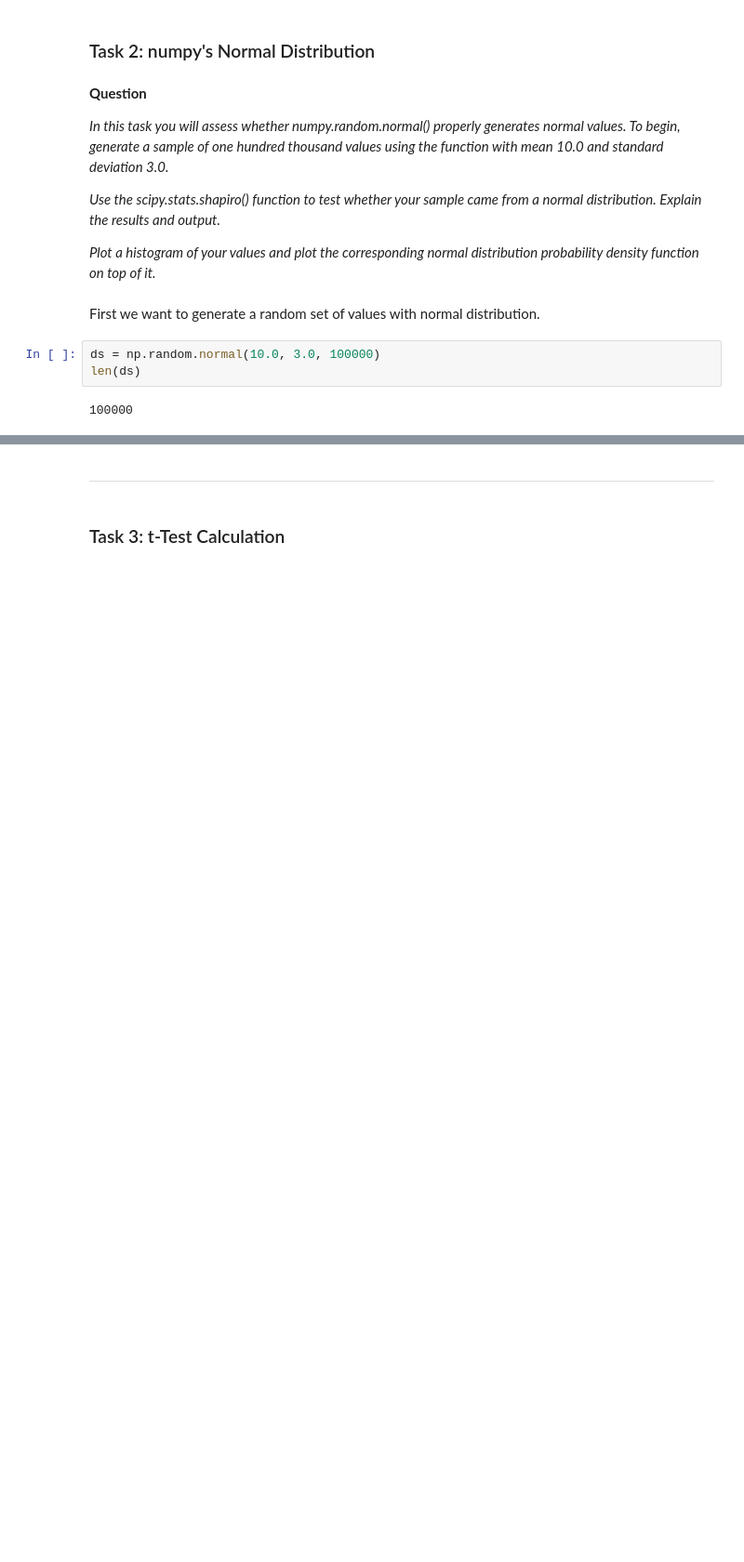
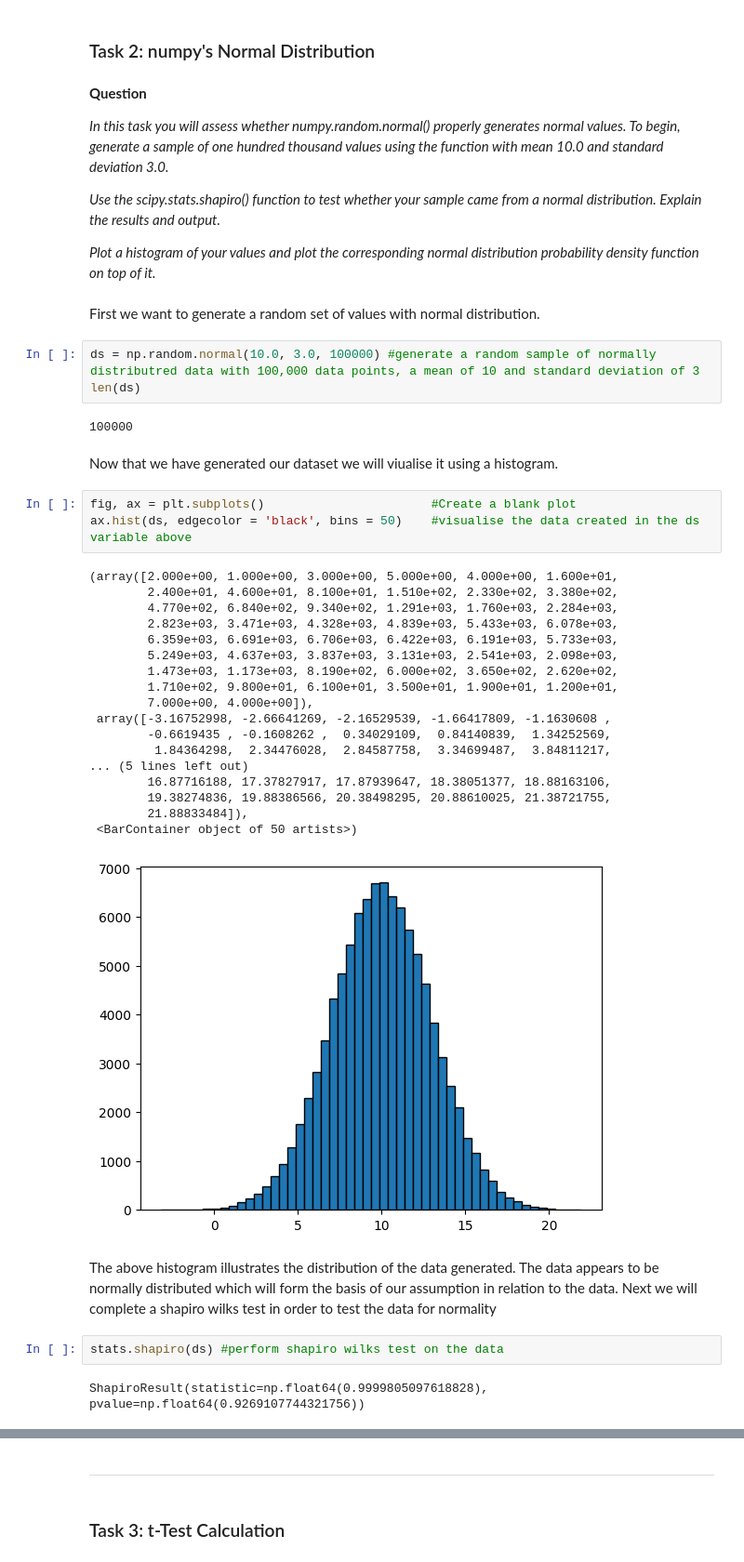
Before and after one commit to G00411301/applied_statistics, a Jupyter notebook: tasks.ipynb, the cells around one changed output, grey strips where cells are left out. Shown at 93% size. Cells and saved outputs as stored; diff of their text form; blank space fills up the shorter version.

```diff
--- a/tasks.ipynb
+++ b/tasks.ipynb
@@ -124,7 +126,37 @@ Summary of results:
 # %% [markdown]
 First we want to generate a random set of values with normal distribution.
 # %%
-ds = np.random.normal(10.0, 3.0, 100000)
+ds = np.random.normal(10.0, 3.0, 100000) #generate a random sample of normally distributred data with 100,000 data points, a mean of 10 and standard deviation of 3
 len(ds)
 # %% [output]
 100000
+# %% [markdown]
+Now that we have generated our dataset we will viualise it using a histogram.
+# %%
+fig, ax = plt.subplots()                       #Create a blank plot
+ax.hist(ds, edgecolor = 'black', bins = 50)    #visualise the data created in the ds variable above
+# %% [output]
+(array([2.000e+00, 1.000e+00, 3.000e+00, 5.000e+00, 4.000e+00, 1.600e+01,
+        2.400e+01, 4.600e+01, 8.100e+01, 1.510e+02, 2.330e+02, 3.380e+02,
+        4.770e+02, 6.840e+02, 9.340e+02, 1.291e+03, 1.760e+03, 2.284e+03,
+        2.823e+03, 3.471e+03, 4.328e+03, 4.839e+03, 5.433e+03, 6.078e+03,
+        6.359e+03, 6.691e+03, 6.706e+03, 6.422e+03, 6.191e+03, 5.733e+03,
+        5.249e+03, 4.637e+03, 3.837e+03, 3.131e+03, 2.541e+03, 2.098e+03,
+        1.473e+03, 1.173e+03, 8.190e+02, 6.000e+02, 3.650e+02, 2.620e+02,
+        1.710e+02, 9.800e+01, 6.100e+01, 3.500e+01, 1.900e+01, 1.200e+01,
+        7.000e+00, 4.000e+00]),
+ array([-3.16752998, -2.66641269, -2.16529539, -1.66417809, -1.1630608 ,
+        -0.6619435 , -0.1608262 ,  0.34029109,  0.84140839,  1.34252569,
+         1.84364298,  2.34476028,  2.84587758,  3.34699487,  3.84811217,
+... (5 lines left out)
+        16.87716188, 17.37827917, 17.87939647, 18.38051377, 18.88163106,
+        19.38274836, 19.88386566, 20.38498295, 20.88610025, 21.38721755,
+        21.88833484]),
+ <BarContainer object of 50 artists>)
+[figure, added]
+# %% [markdown]
+The above histogram illustrates the distribution of the data generated. The data appears to be normally distributed which will form the basis of our assumption in relation to the data. Next we will complete a shapiro wilks test in order to test the data for normality
+# %%
+stats.shapiro(ds) #perform shapiro wilks test on the data
+# %% [output]
+ShapiroResult(statistic=np.float64(0.9999805097618828), pvalue=np.float64(0.9269107744321756))
```
Also changed, not shown: parts of 4 cells of this notebook.
